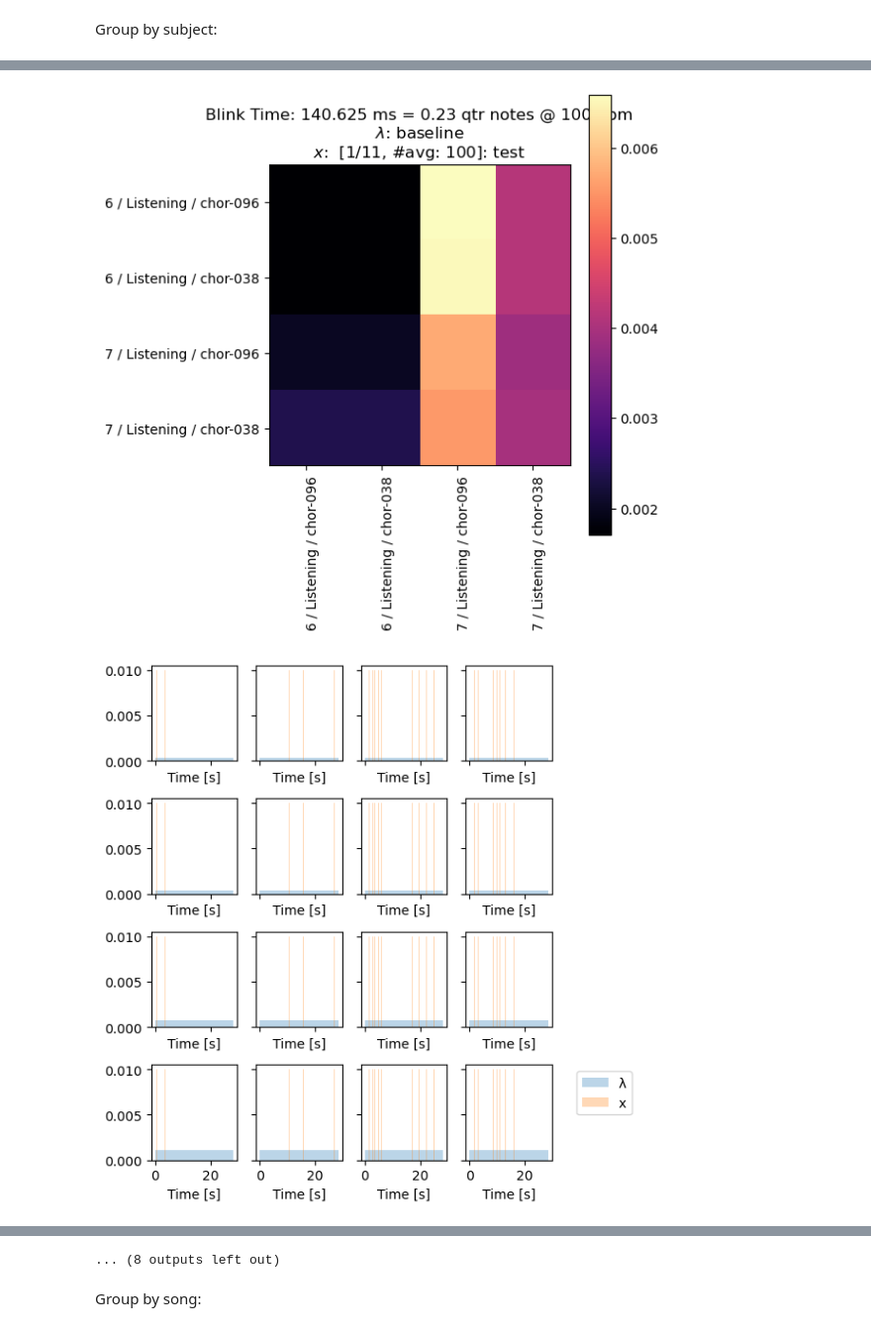
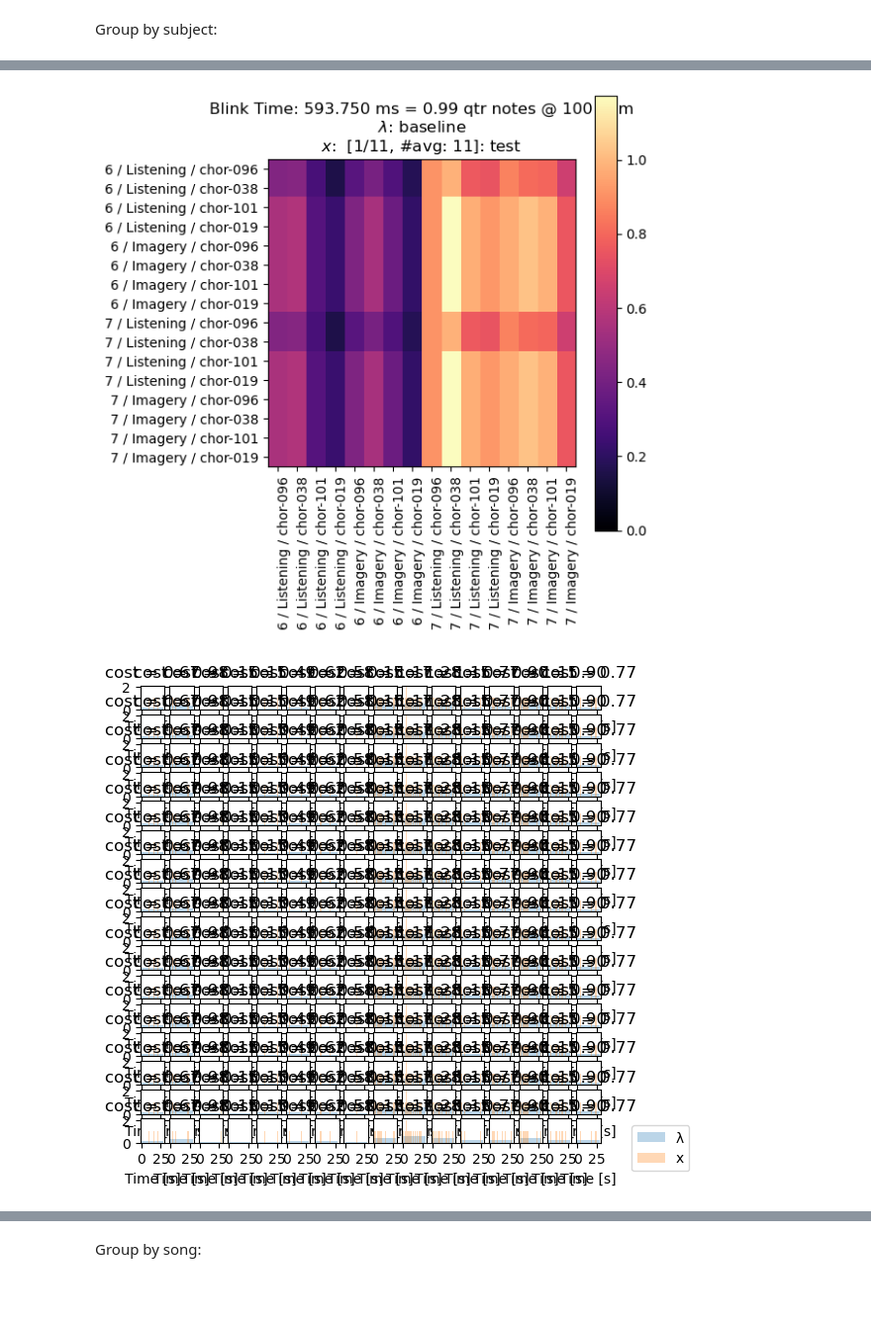
Before and after one commit to 3x10e8/music_imagery, a Jupyter notebook: notebooks/blinks/eye_blinks_info_metric_poisson.ipynb, the cells around one changed output, grey strips where cells are left out. Shown at 99% size. Saved outputs shown, nothing was run; the diff lists cells and outputs as text; code cells hidden in the pictures; blank space fills up the shorter version.

Commit message:
normalizing lambda instead of x, averaging 11 times (one for each trial left out)

```diff
--- a/notebooks/blinks/eye_blinks_info_metric_poisson.ipynb
+++ b/notebooks/blinks/eye_blinks_info_metric_poisson.ipynb
@@ -1470,21 +1532,22 @@ Group by subject:
 # %%
 PLOT_λx = True
 
-vmin = None
+vmin = 0
 vmax = None #0.04
-vmin_delta = -2
-vmax_delta = +2
+vmin_delta = None #-2
+vmax_delta = None #+2
 
-subjectIDs = [6, 7] #[1, 6, 7, 11, 17]
-bin_widths = [9, 38, 152, 608] #, 53, 106]
-condLabels = ['Listening'] #, 'Imagery']
-stimLabels = ['chor-038', 'chor-019'] #list(train_trial_avg[bin_widths[0]][subjectIDs[0]][condLabels[0]].keys())
+subjectIDs = [6, 7] #[1, 6, 7, 11, 17] #[1, 6, 7, 11, 17]
+bin_widths = [38] #[9, 38, 152, 608] #, 608] #, 53, 106]
+condLabels = ['Listening', 'Imagery']
+stimLabels = ['chor-038', 'chor-096', 'chor-101','chor-019'] #list(train_trial_avg[bin_widths[0]][subjectIDs[0]][condLabels[0]].keys())
 λ_BASELINE_CHECK = [True, False]
 λ_TRAIN = True
-SQ_SANITY_CHECK = False
+SQ_SANITY_CHECK = not True
+X_TRAIN = False
 
-for X_TRAIN in [False]: #[True, False]:
-    for bin_width in bin_widths:
+for bin_width in bin_widths:
+    for NORM_NUM_BLINKS in [True]: # , False]: #[True, False]:
 
         N = len(subjectIDs)*len(condLabels)*len(stimLabels)
         results_matrix = np.zeros(
@@ -1502,12 +1565,15 @@ for X_TRAIN in [False]: #[True, False]:
             if PLOT_λx:
                 λ_all = {}
                 x_all = {}
+                λx_titles = {}
 
             for i in range(N):
 
                 if PLOT_λx:
                     λ_all[i] = {}
                     x_all[i] = {}
+                    λx_titles[i] = {}
+
 
                 for j in range(N):
 
@@ -1523,7 +1589,7 @@ for X_TRAIN in [False]: #[True, False]:
                     if i == 0:
                         colLabels.append(f'{subjectIDj} / {condLabelj} / {stimLabelj}')
 
-                    for n_loop in range(1): #AVG_LOOPS):
+                    for n_loop in range(AVG_LOOPS):
 
                         if λ_TRAIN:
                             λ = train_trial_avg[bin_width][subjectIDi][condLabeli][stimLabeli][n_loop]
@@ -1543,12 +1609,27 @@ for X_TRAIN in [False]: #[True, False]:
                             λ = λmean * np.ones_like(λ)
                             #print('baseline', λ)
 
-                        cost = coding_cost(
+                        if np.sum(λ) == 0:
+                            print('lambda is 0!')
+                            print(bin_width, subjectIDi, condLabeli, stimLabeli, n_loop)
+
+                        cost, λ_norm, x_norm = coding_cost(
                             λ,
                             x,
                             SMALL_NUMBER=1e-20,
                             SQ_SANITY_CHECK=SQ_SANITY_CHECK,
+                            NORM_NUM_BLINKS=NORM_NUM_BLINKS,
                         )
+
+                        if 0: #np.sum(λ_norm) == 0:
+                            print('lambda_norm is 0!')
+                            if np.sum(x_norm) == 0: # same as x
+                                print('x is also 0')
+                            print(bin_width, subjectIDi, condLabeli, stimLabeli, n_loop)
+                            #print('loop#', n_loop)
+                            plt.plot(λ_norm)
+                            plt.plot(x_norm)
+                            plt.show()
 
                         if λ_BASELINE:
                             results_matrix_baseline[i, j] += cost / AVG_LOOPS
@@ -1557,11 +1638,13 @@ for X_TRAIN in [False]: #[True, False]:
 
                         if PLOT_λx:
                             if n_loop == 0:
-                                λ_all[i][j] = λ / AVG_LOOPS
-                                x_all[i][j] = x / AVG_LOOPS
-                            else:
-                                λ_all[i][j] += λ / AVG_LOOPS
-                                x_all[i][j] += x / AVG_LOOPS
+                                λ_all[i][j] = λ_norm #/ AVG_LOOPS
+                                x_all[i][j] = x_norm #/ AVG_LOOPS
+                                λx_titles[i][j] = 'cost = {:.2f}'.format(cost)
+
+                            #else:
+                            #    λ_all[i][j] += λ_norm / AVG_LOOPS
+                            #    x_all[i][j] += x_norm / AVG_LOOPS
 
                         #print(f'{subjectID1}/{condLabel1}/{stimLabel1} vs. {subjectID2}/{condLabel2}/{stimLabel2}\t{results_matrix[i, j]}\t{p}\t{q}')
 
@@ -1578,20 +1661,23 @@ for X_TRAIN in [False]: #[True, False]:
                 title += '$\lambda$: baseline' #, $\sum \lambda$ = {}\n'.format(λmeans)
             else:
                 if λ_TRAIN:
-                    title += f'$\lambda$: [{NUM_TRAINING_TRIALS}/11, #avg: {AVG_LOOPS}]: train'
+                    title += f'$\lambda$: [{10}/11, #avg: {AVG_LOOPS}]: train'
                 else:
-                    title += f'$\lambda$: [{NUM_TESTING_TRIALS}/11, #avg: {AVG_LOOPS}]: test'
+                    title += f'$\lambda$: [{1}/11, #avg: {AVG_LOOPS}]: test'
             title += '\n'
 
             if X_TRAIN:
-                title += f'$x$: [{NUM_TRAINING_TRIALS}/11, #avg: {AVG_LOOPS}]: train'
+                title += f'$x$: [{10}/11, #avg: {AVG_LOOPS}]: train'
             else:
-                title += f'$x$:  [{NUM_TESTING_TRIALS}/11, #avg: {AVG_LOOPS}]: test'
+                title += f'$x$:  [{1}/11, #avg: {AVG_LOOPS}]: test'
+
 
             figsize = (6, 6) #(N/1.5*2, N/3*2) #(N*0.4, N*0.4/2)
 
             fig, ax = plt.subplots(figsize=figsize)
             if λ_BASELINE:
+
+                print(results_matrix_baseline)
                 plot_info(
                     results_matrix_baseline,
                     ax,
@@ -1601,6 +1687,8 @@ for X_TRAIN in [False]: #[True, False]:
                     fontsize = 10,
                 )
             else:
+
+                print(results_matrix)
                 plot_info(
                     results_matrix,
                     ax,
@@ -1614,6 +1702,9 @@ for X_TRAIN in [False]: #[True, False]:
             if PLOT_λx:
                 fig, axs = plt.subplots(N, N, figsize=figsize, sharex=True, sharey=True)
 
+                #print(λ_all)
+                #print(x_all)
+
                 for i in range(N):
                     for j in range(N):
                         title_str = 'Blink Dur: {:.3f} s'.format(bin_width * 1/fs)
@@ -1621,6 +1712,7 @@ for X_TRAIN in [False]: #[True, False]:
                         #title_str+= f'\nTraining Trials\t(for $\lambda_i$): {trainTrialIdxs}' # {NUM_TRAINING_TRIALS}'
                         #title_str+= f'\nTest Trials\t(for $x_i$): {testTrialIdxs}' # {NUM_TRAINING_TRIALS}'
                         title_str+= 'cost = {:.5f}'.format(results_matrix[i, j])
+
                         if (i == N-1) and (j == N-1):
                             plot_pq(axs[i][j],
                                     λ_all[i][j], x_all[i][j],
@@ -1628,6 +1720,8 @@ for X_TRAIN in [False]: #[True, False]:
                                     legend=True)
                         else: # no legend
                             plot_pq(axs[i][j], λ_all[i][j], x_all[i][j], t, all_bins[bin_width], fs)
+
+                        axs[i][j].set_title(λx_titles[i][j])
                 plt.tight_layout()
             plt.show()
 
@@ -1658,2 +1769,2 @@ for X_TRAIN in [False]: #[True, False]:
-[figure, old version]
+[figure, new version]
-[figure, old version]
+[figure, new version]
@@ -1670,4 +1791,3 @@ for X_TRAIN in [False]: #[True, False]:
-... (8 outputs left out)
 # %% [markdown]
 Group by song:
 # %%
```
Also changed, not shown: parts of 4 cells of this notebook.
